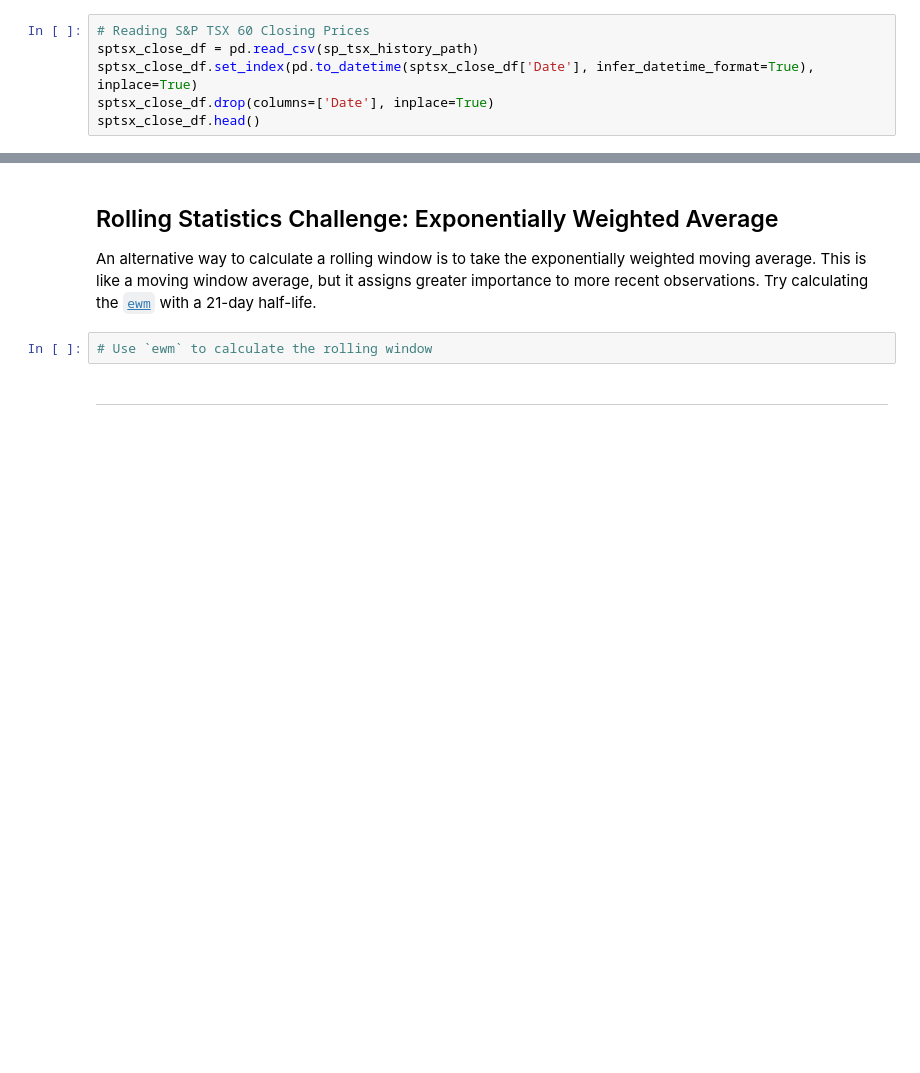
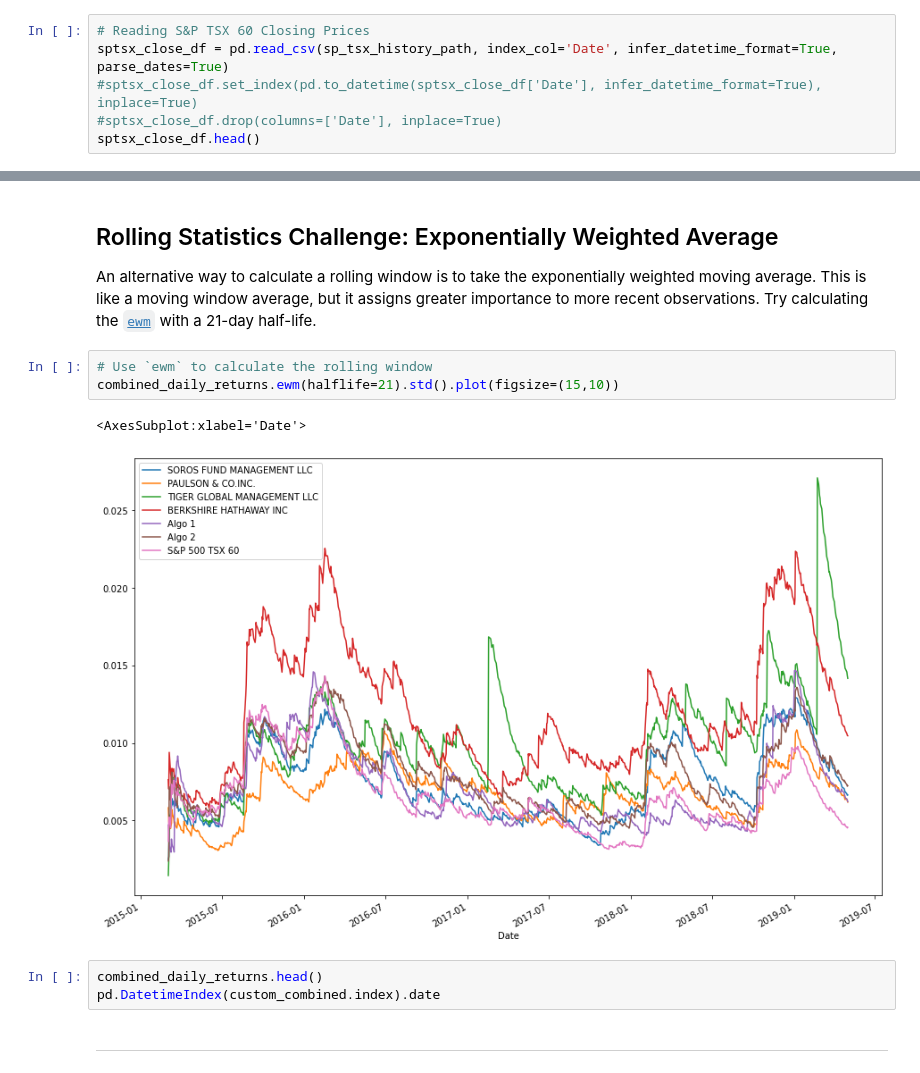
Before and after one commit to tyedem/Portfolio_Analysis, a Jupyter notebook: whale_analysis.ipynb, the cells around one changed output, grey strips where cells are left out. Cells and saved outputs as stored; diff of their text form; blank space fills up the shorter version.

```diff
--- a/whale_analysis.ipynb
+++ b/whale_analysis.ipynb
@@ -91,9 +97,9 @@ algo_df.dropna(inplace=True)
 Read the S&P TSX 60 historic closing prices and create a new daily returns DataFrame from the data.
 # %%
 # Reading S&P TSX 60 Closing Prices
-sptsx_close_df = pd.read_csv(sp_tsx_history_path)
-sptsx_close_df.set_index(pd.to_datetime(sptsx_close_df['Date'], infer_datetime_format=True), inplace=True)
-sptsx_close_df.drop(columns=['Date'], inplace=True)
+sptsx_close_df = pd.read_csv(sp_tsx_history_path, index_col='Date', infer_datetime_format=True, parse_dates=True)
+#sptsx_close_df.set_index(pd.to_datetime(sptsx_close_df['Date'], infer_datetime_format=True), inplace=True)
+#sptsx_close_df.drop(columns=['Date'], inplace=True)
 sptsx_close_df.head()
 # %% [output]
 |  | Close |
@@ -324,6 +373,13 @@ berkshire_hathaway_beta.plot(ax=ax)
 An alternative way to calculate a rolling window is to take the exponentially weighted moving average. This is like a moving window average, but it assigns greater importance to more recent observations. Try calculating the [`ewm`](https://pandas.pydata.org/pandas-docs/stable/reference/api/pandas.DataFrame.ewm.html) with a 21-day half-life.
 # %%
 # Use `ewm` to calculate the rolling window
+combined_daily_returns.ewm(halflife=21).std().plot(figsize=(15,10))
+# %% [output]
+<AxesSubplot:xlabel='Date'>
+[figure, added]
+# %%
+combined_daily_returns.head()
+pd.DatetimeIndex(custom_combined.index).date
 # %% [markdown]
 ---
 # %% [markdown]
```
Also changed, not shown: parts of 26 cells of this notebook, 1 other file.
